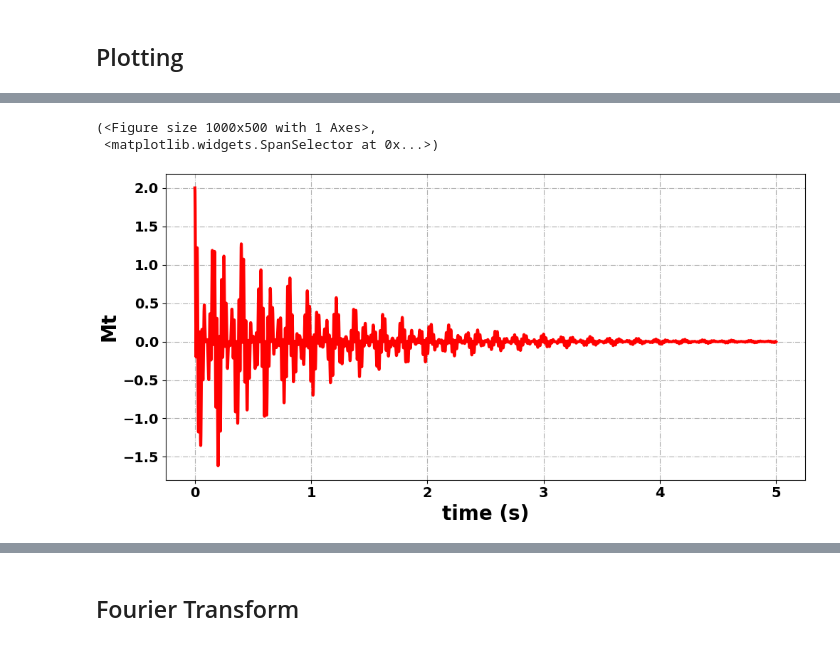
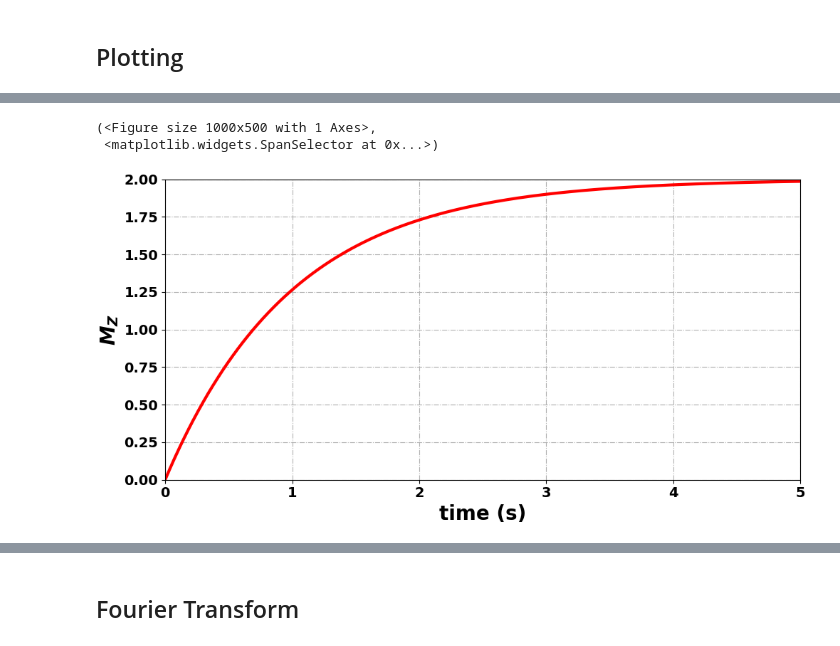
Before and after one commit to VThalakottoor/PyOR, a Jupyter notebook: docs/Examples/Liquid_State_NMR_1D/1D_Pulse_Acquisition_UserDefinedHamiltonian.ipynb, the cells around one changed output, grey strips where cells are left out. Saved outputs shown, nothing was run; the diff lists cells and outputs as text; code cells hidden in the pictures.

```diff
--- a/docs/Examples/Liquid_State_NMR_1D/1D_Pulse_Acquisition_UserDefinedHamiltonian.ipynb
+++ b/docs/Examples/Liquid_State_NMR_1D/1D_Pulse_Acquisition_UserDefinedHamiltonian.ipynb
@@ -139,3 +139,9 @@ t, Mz = EVol.Expectation(rho_t,det_Z)
 ## Plotting
 # %%
 plot = Plotting(QS)
+# %%
+plot.PlotFigureSize = (10,5)
+plot.PlotFontSize = 20
+plot.PlotXlimt= (0,5)
+plot.PlotYlimt= (-2,2)
+plot.Plotting_SpanSelector(t,Mt,"time (s)",r"$M_T$","red",saveplt=True,savename="Transverse Magnetization")
@@ -142,8 +152,10 @@ plot = Plotting(QS)
 # %%
 plot.PlotFigureSize = (10,5)
 plot.PlotFontSize = 20
-plot.Plotting_SpanSelector(t,Mt,"time (s)","Mt","red")
+plot.PlotXlimt= (0,5)
+plot.PlotYlimt= (0,2)
+plot.Plotting_SpanSelector(t,Mz,"time (s)",r"$M_Z$","red")
 # %% [output]
 (<Figure size 1000x500 with 1 Axes>,
  <matplotlib.widgets.SpanSelector at 0x...>)
-[figure, old version]
+[figure, new version]
```
Also changed, not shown: parts of 3 cells of this notebook, 16 other files.
